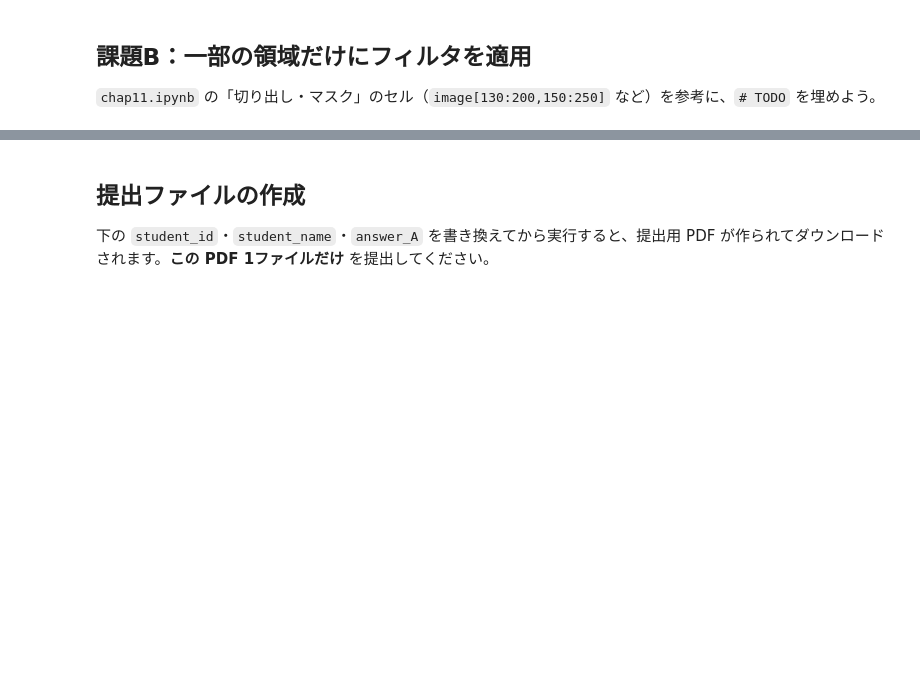
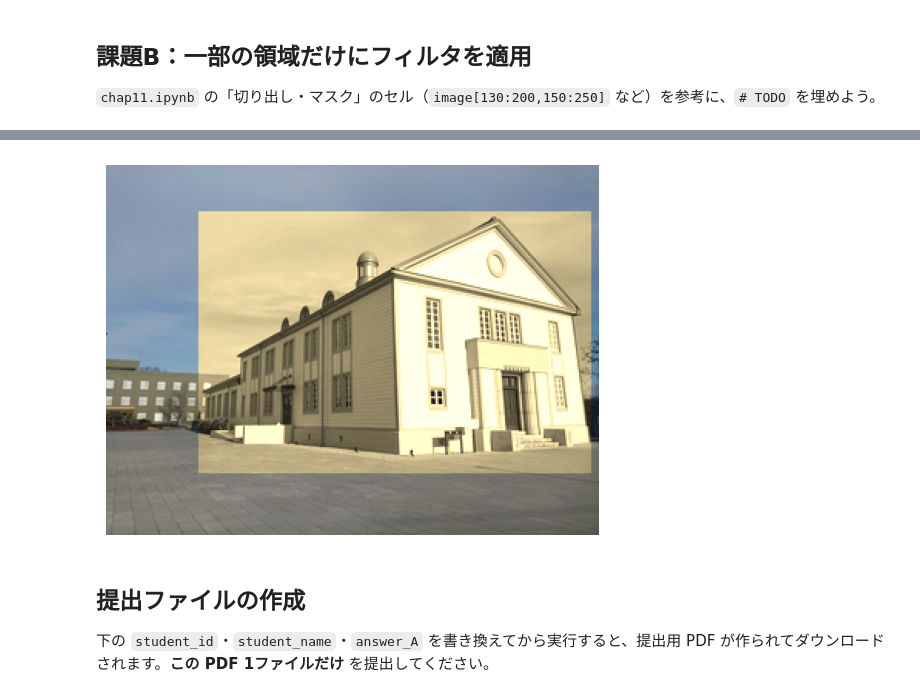
Before and after one commit to ekusep/-, a Jupyter notebook: chap11_ex.ipynb, the cells around one changed output, grey strips where cells are left out. Drawn from its saved outputs; the diff is of its cells as text; code cells hidden in the pictures; blank space fills up the shorter version.

```diff
--- a/chap11_ex.ipynb
+++ b/chap11_ex.ipynb
@@ -88,21 +89,30 @@ plt.show()
 # %%
 # TODO: 元画像を壊さないよう、img をコピーして result を作る（.copy() を使う）
 
+result = img.copy()
 
 # TODO: img の高さ・幅を取得する（image.shape を参考に）
 
+shape = img.shape
 
 # TODO: フィルタをかける矩形領域の範囲 y1, y2, x1, x2 を決める
 
+y1 = img.shape[0]//2 - 90
+y2 = img.shape[0]//2 + 80
+x1 = img.shape[1]//2 - 100
+x2 = img.shape[1]//2 + 155
 
 # TODO: result の指定領域に、filtered の同じ領域を代入する
 #       （例の形：result[y1:y2, x1:x2] = ... ）
 
+result[y1:y2, x1:x2] = filtered[y1:y2, x1:x2]
 
 # できあがった result を表示
 plt.imshow(cv2.cvtColor(result, cv2.COLOR_BGR2RGB))
 plt.axis('off')
 plt.show()
+# %% [output]
+[figure, added]
 # %% [markdown]
 ## 提出ファイルの作成
 
```
Also changed, not shown: parts of 5 cells of this notebook.
